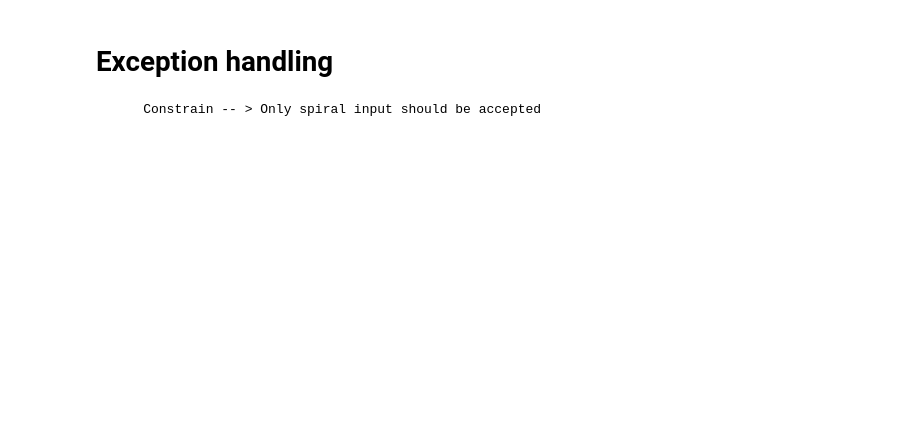
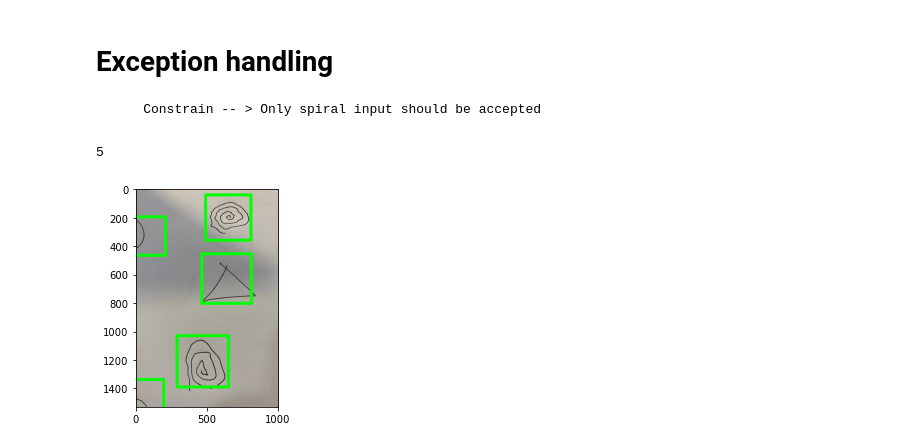
Before and after one commit to mahimairaja/Parkinson_Detection_spiral, a Jupyter notebook: Parkinson_Detection/Hand_drawings/Exception_Handing.ipynb, the cells around one changed output. Saved outputs shown, nothing was run; the diff lists cells and outputs as text; code cells hidden in the pictures; blank space fills up the shorter version.

Commit message:
Handling exeption with cascade classifier

```diff
--- a/Parkinson_Detection/Hand_drawings/Exception_Handing.ipynb
+++ b/Parkinson_Detection/Hand_drawings/Exception_Handing.ipynb
@@ -2,6 +2,46 @@
 # Exception handling
 
         Constrain -- > Only spiral input should be accepted
+# %%
+import cv2
+import pyfiglet
+import os
+import numpy as np
+import tensorflow as tf
+import matplotlib.pyplot as plt
+from keras.models import load_model, model_from_json
+
+cur_dir = os.getcwd()
+img_path = ('/Users/mahimairaja/Desktop/tri.png')
+
+img = cv2.imread(img_path)
+img = cv2.cvtColor(img, cv2.COLOR_BGR2RGB)
+
+cascade = cv2.CascadeClassifier('cascade.xml')
+
+frame = img
+gray = cv2.cvtColor(frame, cv2.COLOR_BGR2GRAY)
+
+spiral_box = cascade.detectMultiScale(
+    gray,
+    scaleFactor=1.3,
+    minNeighbors=100,
+    minSize=(50, 50),
+    flags=cv2.CASCADE_SCALE_IMAGE )
+
+for (x, y, w, h) in spiral_box:
+    cv2.rectangle(frame,
+                  (x-w, y-h),
+                  (x+2*w,y+2*h),
+                  (0, 255, 0),
+                   20)
+
+
+    plt.imshow(frame)
+print(len(spiral_box))
+# %% [output]
+5
+[figure, added]
 # %%
 import cv2
 import pyfiglet
```
Also changed, not shown: parts of 10 cells of this notebook.
